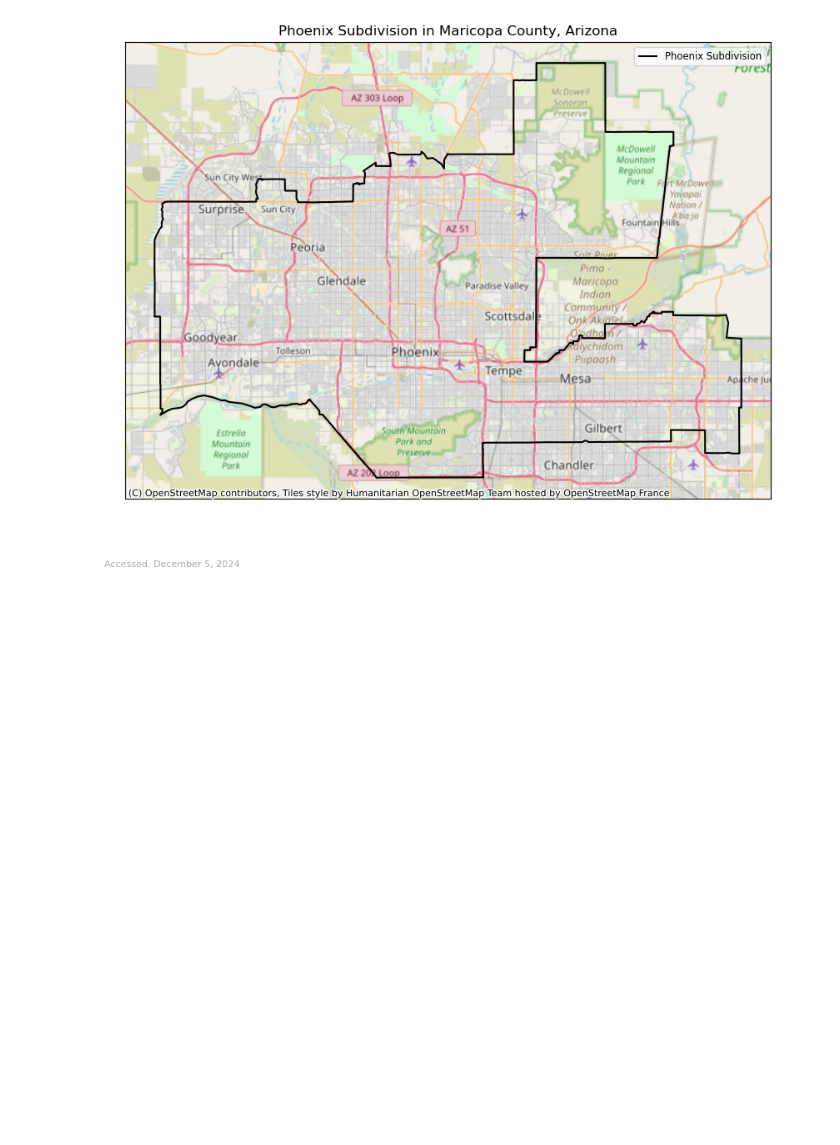
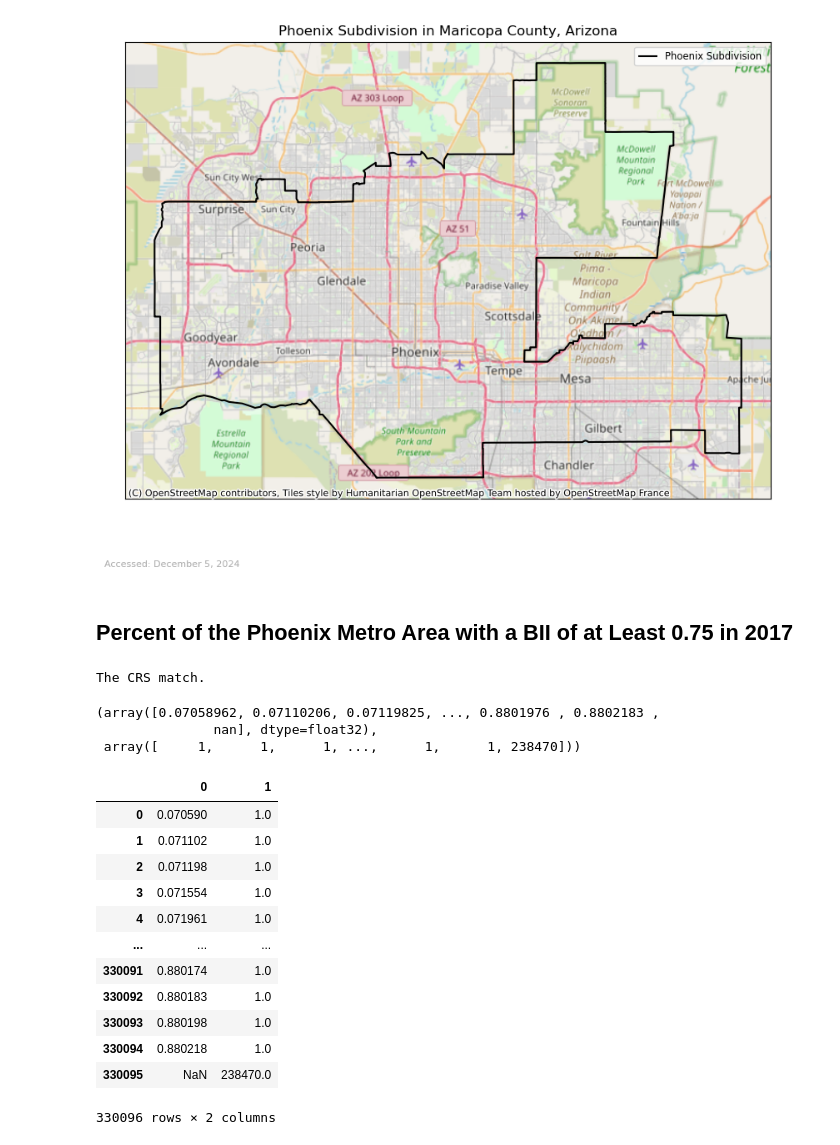
Before and after one commit to rfswick/EDS220-Final-Project, a Jupyter notebook: bii-changes-maricopa-county.ipynb, the cells around one changed output. Saved outputs shown, nothing was run; the diff lists cells and outputs as text; code cells hidden in the pictures; blank space fills up the shorter version.

```diff
--- a/bii-changes-maricopa-county.ipynb
+++ b/bii-changes-maricopa-county.ipynb
@@ -308,3 +306,16 @@ plt.figtext(0.1, 0.05,
 plt.show()
 # %% [output]
 [figure]
+# %% [markdown]
+## Percent of the Phoenix Metro Area with a BII of at Least 0.75 in 2017
+# %%
+# Confirm the CRS of the data match
+if phoenix_subdivision.crs == bii_17.rio.crs:
+    print("The CRS match.")
+else:
+    phoenix_subdivision = phoenix_subdivision.to_crs(bii_17.rio.crs)
+    print("The CRS match.")
+
+assert phoenix_subdivision.crs == bii_17.rio.crs
+# %% [output]
+The CRS match.
@@ -310,0 +326,30 @@ plt.show()
+# %%
+np.unique(phoenix_17_bii, return_counts=True)
+# %% [output]
+(array([0.07058962, 0.07110206, 0.07119825, ..., 0.8801976 , 0.8802183 ,
+               nan], dtype=float32),
+ array([     1,      1,      1, ...,      1,      1, 238470]))
+# %%
+
+# Create data frame
+pix_counts = (pd.DataFrame(np.unique(phoenix_17_bii, return_counts=True))
+                .transpose()
+                .rename(columns={"0": "bii_value", "1": "count"})
+             )
+
+
+pix_counts
+# %% [output]
+|  | 0 | 1 |
+| 0 | 0.070590 | 1.0 |
+| 1 | 0.071102 | 1.0 |
+| 2 | 0.071198 | 1.0 |
+| 3 | 0.071554 | 1.0 |
+| 4 | 0.071961 | 1.0 |
+| ... | ... | ... |
+| 330091 | 0.880174 | 1.0 |
+| 330092 | 0.880183 | 1.0 |
+| 330093 | 0.880198 | 1.0 |
+| 330094 | 0.880218 | 1.0 |
+| 330095 | NaN | 238470.0 |
+330096 rows × 2 columns
```
Also changed, not shown: parts of 12 cells of this notebook.
